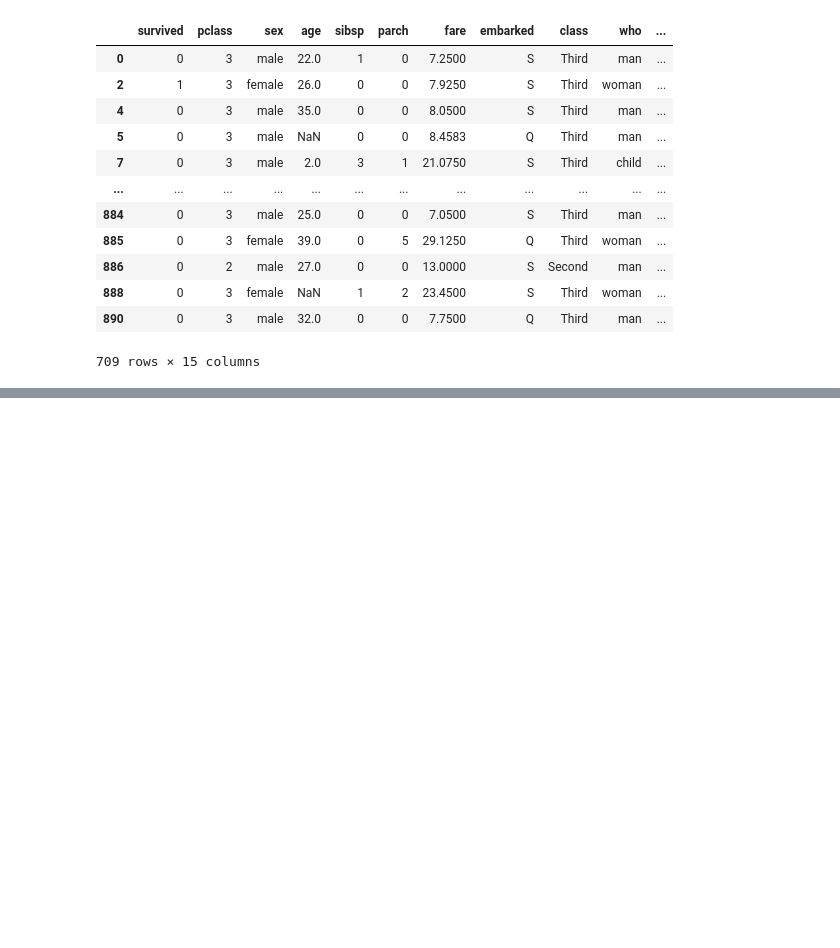
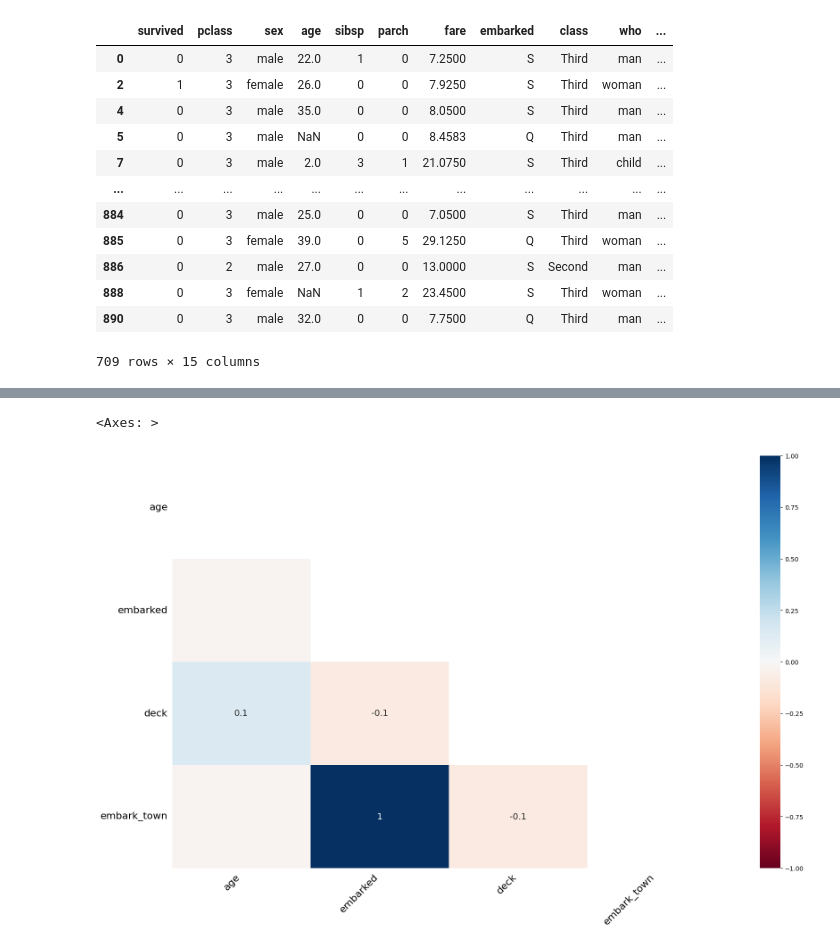
Before and after one commit to yesung05/2025-1-myclass-BDA, a Jupyter notebook: inclass/07w_A_mon_0421_easy_ch07_missingvalue_outlier.ipynb, the cells around one changed output, grey strips where cells are left out. Cells and saved outputs as stored; diff of their text form; code cells hidden in the pictures; blank space fills up the shorter version.

```diff
--- a/inclass/07w_A_mon_0421_easy_ch07_missingvalue_outlier.ipynb
+++ b/inclass/07w_A_mon_0421_easy_ch07_missingvalue_outlier.ipynb
@@ -431,0 +437,5 @@ tdf[tdf.isna().any(axis=1)]
+# %%
+msno.heatmap(tdf)
+# %% [output]
+<Axes: >
+[figure, added]
```
Also changed, not shown: parts of 1 cell of this notebook.
